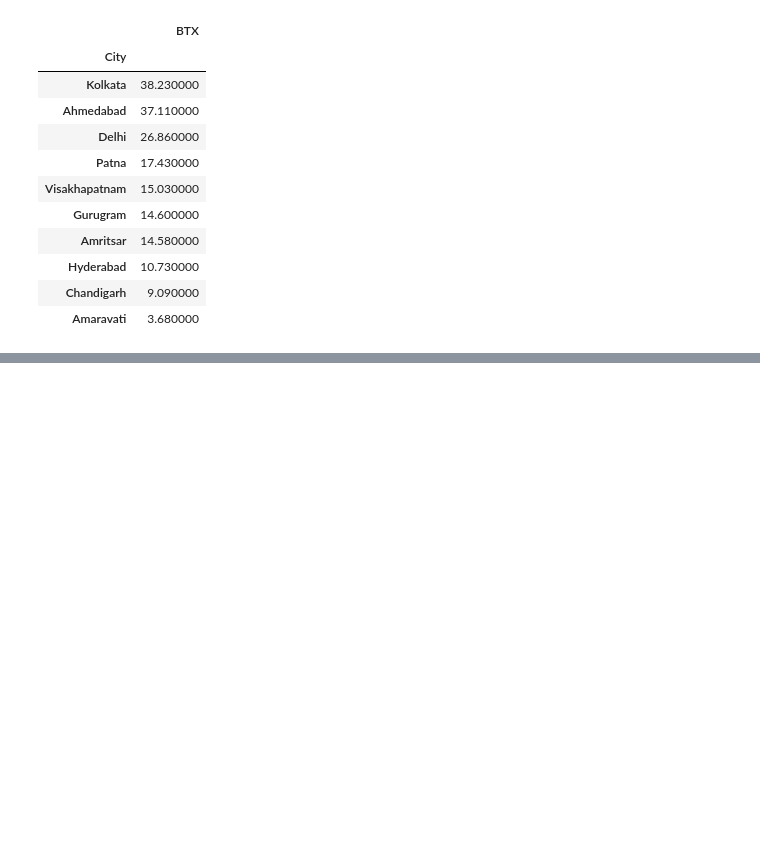
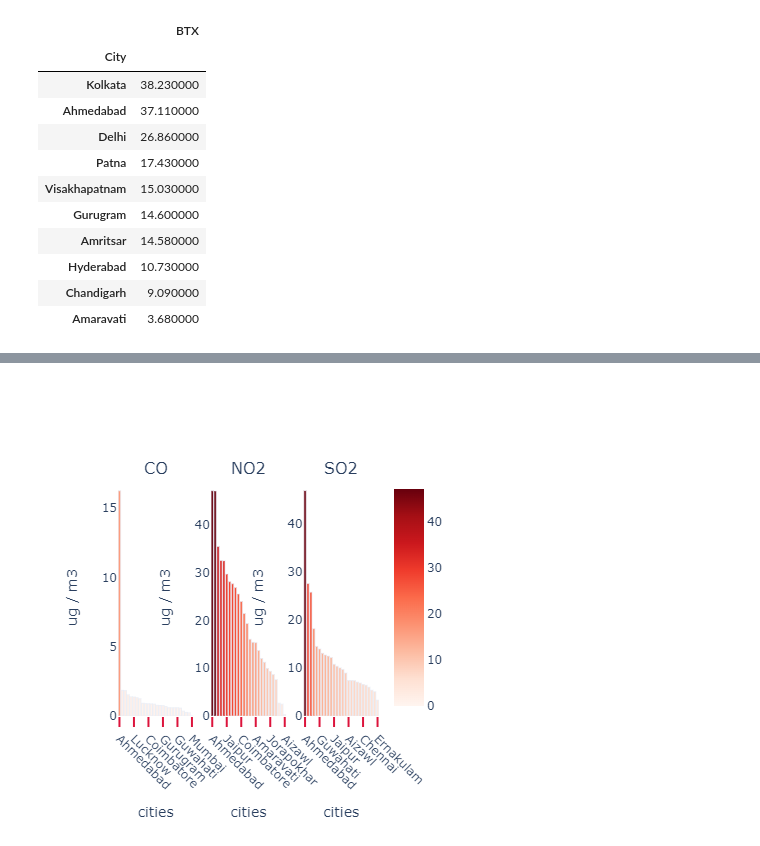
Before and after one commit to bhargav-borah/forked-practice-notebooks, a Jupyter notebook: covid-19-effect-on-pollution-in-india/covid-19-effect-analysis.ipynb, the cells around one changed output, grey strips where cells are left out. Saved outputs shown, nothing was run; the diff lists cells and outputs as text; code cells hidden in the pictures; blank space fills up the shorter version.

```diff
--- a/covid-19-effect-on-pollution-in-india/covid-19-effect-analysis.ipynb
+++ b/covid-19-effect-on-pollution-in-india/covid-19-effect-analysis.ipynb
@@ -392,0 +418,27 @@ display_side_by_side(pm2_5, pm10, no2, so2, co, btx)
+# %%
+x4 = city_day[['CO', 'City']].groupby(['City']).median().sort_values(by='CO', ascending=False).reset_index()
+x5 = city_day[['NO2', 'City']].groupby(['City']).median().sort_values(by='NO2', ascending=False).reset_index()
+x6 = city_day[['SO2', 'City']].groupby(['City']).median().sort_values(by='SO2', ascending=False).reset_index()
+
+from plotly.subplots import make_subplots
+fig = make_subplots(
+    rows=1, cols=3,
+    subplot_titles=('CO', 'NO2', 'SO2')
+)
+fig.add_trace(go.Bar(y=x4['CO'], x=x4['City'],
+                     marker=dict(color=x4['CO'], coloraxis='coloraxis')),
+              1, 1)
+fig.add_trace(go.Bar(y=x5['NO2'], x=x5['City'],
+                     marker=dict(color=x5['NO2'], coloraxis='coloraxis')),
+              1, 2)
+fig.add_trace(go.Bar(y=x6['SO2'], x=x6['City'],
+                     marker=dict(color=x6['SO2'], coloraxis='coloraxis')),
+              1, 3)
+fig.update_layout(coloraxis=dict(colorscale='reds'), showlegend=False, plot_bgcolor='white')
+fig.update_xaxes(ticks='outside', tickwidth=2, tickangle=45, tickcolor='crimson', ticklen=10, title_text='cities')
+fig.update_yaxes(title_text='ug / m3', row=1, col=1)
+fig.update_yaxes(title_text='ug / m3', row=1, col=2)
+fig.update_yaxes(title_text='ug / m3', row=1, col=3)
+fig.show()
+# %% [output]
+[figure, added]
```
Also changed, not shown: parts of 3 cells of this notebook.
